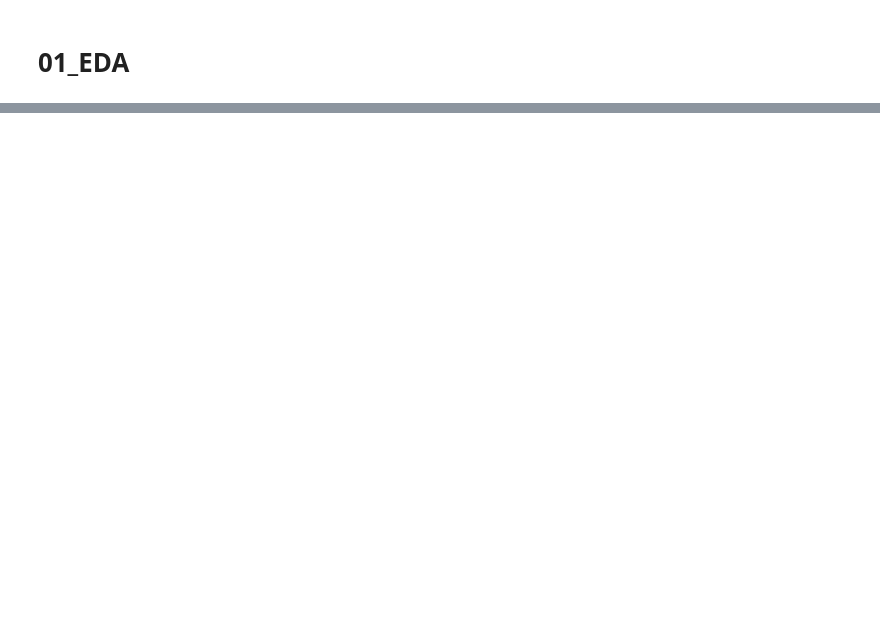
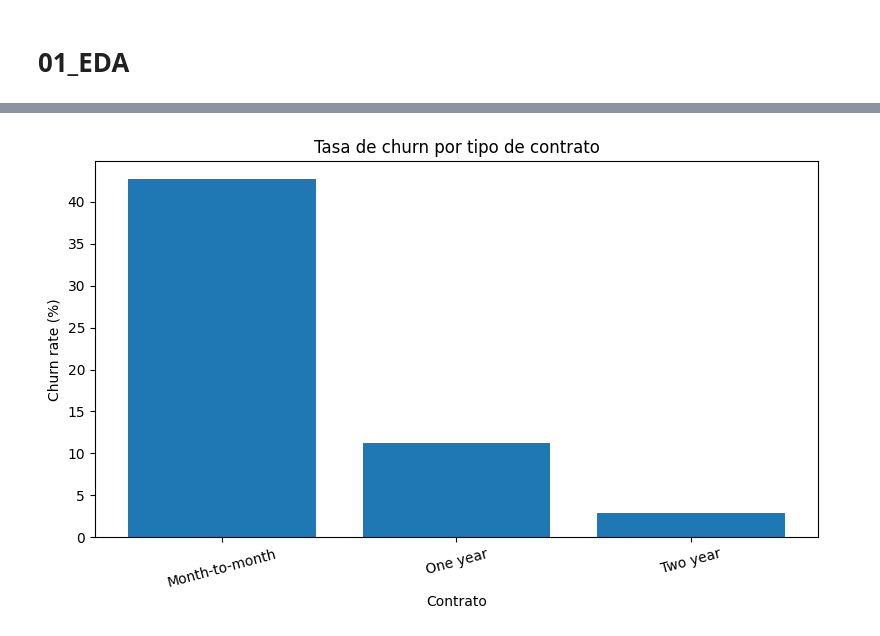
Before and after one commit to GuilleMaz/Telco_Customer_Churn, a Jupyter notebook: notebooks/01_EDA.ipynb, the cells around one changed output, grey strips where cells are left out. Saved outputs shown, nothing was run; the diff lists cells and outputs as text; code cells hidden in the pictures; blank space fills up the shorter version.

```diff
--- a/notebooks/01_EDA.ipynb
+++ b/notebooks/01_EDA.ipynb
@@ -55,0 +244,20 @@ NameError: name 're' is not defined
+# %%
+con = duckdb.connect()
+con.register("churn", pdf)
+
+contract_churn = con.execute("""
+    SELECT
+        contract,
+        churn,
+        COUNT(*) AS n
+    FROM churn
+    GROUP BY contract, churn
+    ORDER BY contract, churn
+""").df()
+
+
+# Ahora pivotamos la tabla
+pivot_contract = contract_churn.pivot(index="contract", columns="churn", values="n").fillna(0)
+pivot_contract["churn_rate_pct"] = (pivot_contract.get("Yes", 0) / pivot_contract.sum(axis=1) * 100).round(2)
+
+display(pivot_contract.sort_values("churn_rate_pct", ascending=False))
@@ -55,0 +270,15 @@ NameError: name 're' is not defined
+# %%
+fig, ax = plt.subplots(figsize=(8, 5))
+
+order = pivot_contract["churn_rate_pct"].sort_values(ascending=False).index
+ax.bar(order.astype(str), pivot_contract.loc[order, "churn_rate_pct"])
+
+ax.set_title("Tasa de churn por tipo de contrato")
+ax.set_xlabel("Contrato")
+ax.set_ylabel("Churn rate (%)")
+plt.xticks(rotation=15)
+plt.tight_layout()
+plt.savefig(REPORTS_DIR / "churn_by_contract.png", dpi=150)
+plt.show()
+# %% [output]
+[figure, added]
```
Also changed, not shown: parts of 35 cells of this notebook, 8 other files.
